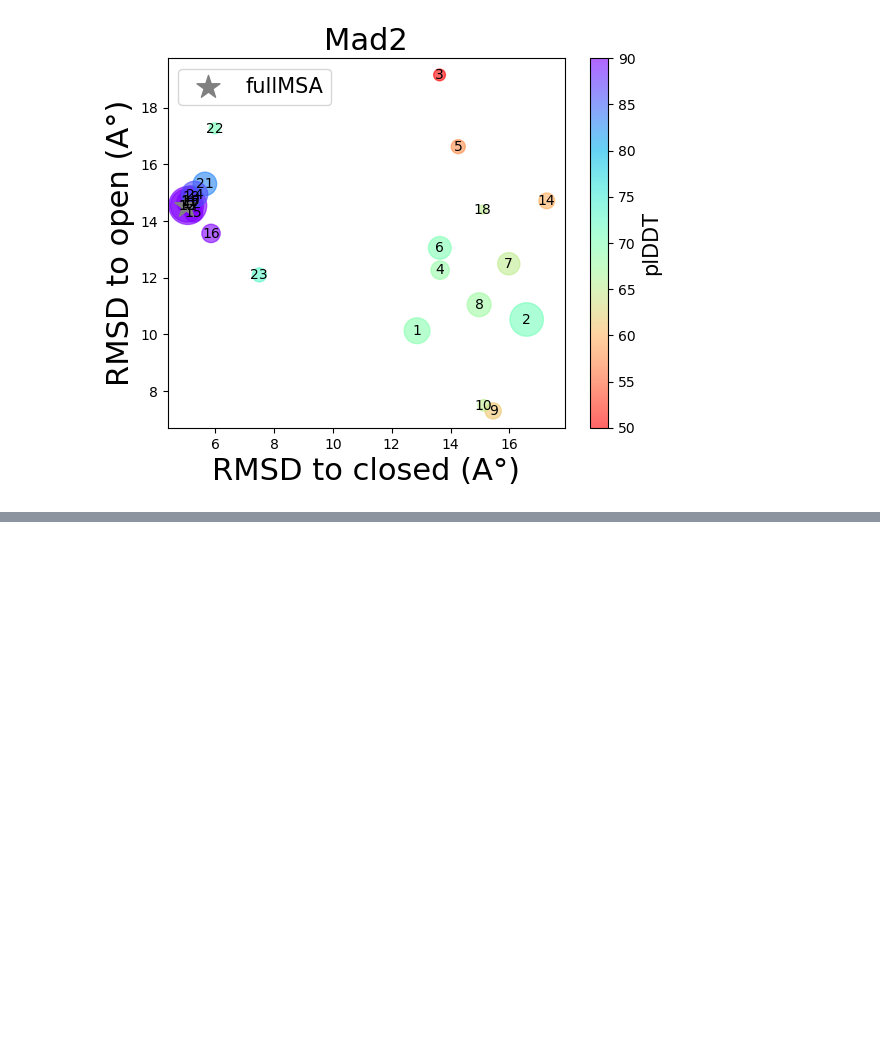
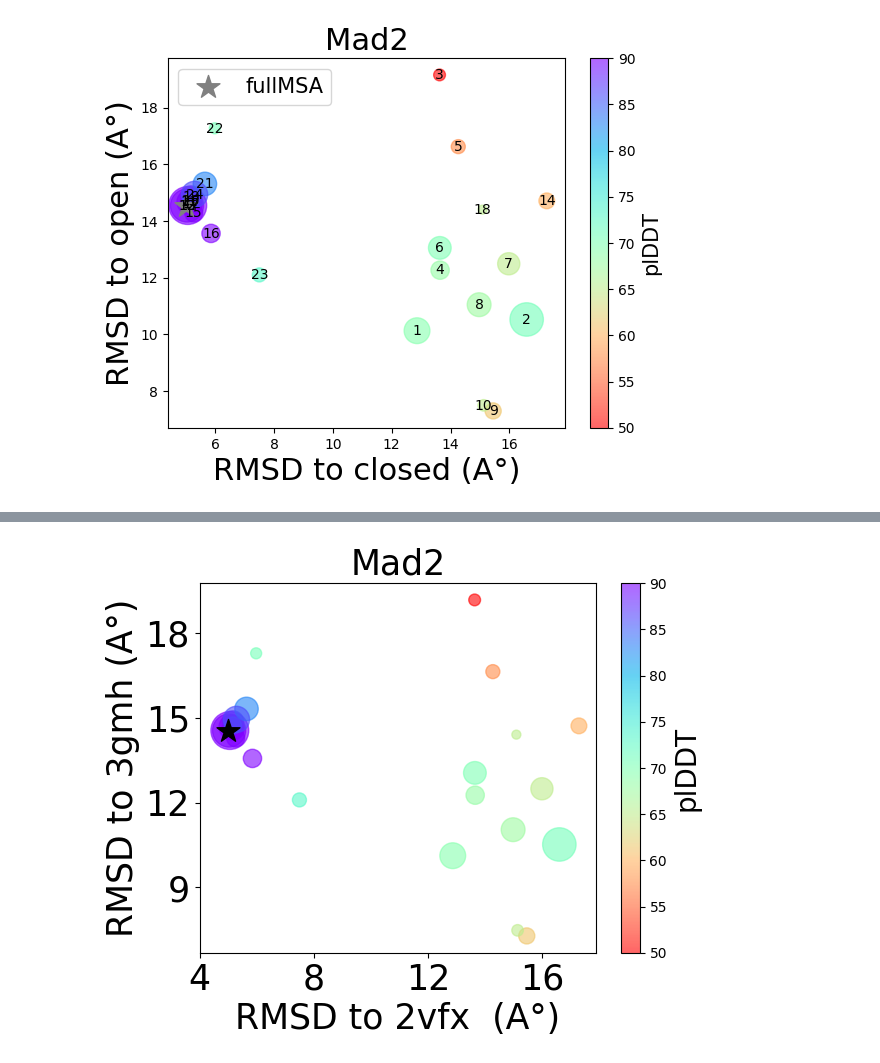
Before and after one commit to RitAreaSciencePark/MSARC, a Jupyter notebook: output_files/Mad2/2D_rmsd_plot.ipynb, the cells around one changed output, grey strips where cells are left out. Drawn from its saved outputs; the diff is of its cells as text; code cells hidden in the pictures; blank space fills up the shorter version.

```diff
--- a/output_files/Mad2/2D_rmsd_plot.ipynb
+++ b/output_files/Mad2/2D_rmsd_plot.ipynb
@@ -204,3 +185,34 @@ plt.show()
+# %%
+plt.title(protein, fontsize=25)
+sc = plt.scatter(rmsd_GS * 10, rmsd_FS * 10, c=plddt, cmap='rainbow_r', vmin=50, vmax=90, s=cl_size*3, alpha=0.6)
+cbar = plt.colorbar(sc, label='plDDT')  # Create colorbar and set label
+
+# Set font size for colorbar label
+cbar.ax.yaxis.label.set_fontsize(20)
+
+# Plotting a different marker for a specific point
+plt.scatter(rmsd_full_GS * 10, rmsd_full_FS * 10, marker='*', s=300, label='fullMSA', color='black')
+
+
+# Adding dashed lines
+#plt.axhline(y=4, color='black', linestyle='--')
+#plt.axvline(x=4, color='black', linestyle='--')
+
+# Setting limits and ticks for both axes
+#plt.xlim([0, 23])
+#plt.ylim([7, 22])
+plt.xticks([4,8,12,16], fontsize=25)
+plt.yticks([9,12,15,18], fontsize=25)
+
+# Adding labels and legend
+plt.xlabel('RMSD to 2vfx  (A°)', fontsize=25)
+plt.ylabel('RMSD to 3gmh (A°)', fontsize=25)
+plt.savefig('Mad2_2D.png', bbox_inches='tight', pad_inches=0.5)
+#plt.legend(fontsize=15)
+
+plt.show()
+# %% [output]
+[figure, added]
 # %%
 np.where(rmsd_GS<0.8)[0]+1
 # %% [output]
```
Also changed, not shown: parts of 5 cells of this notebook, 4 other files.
